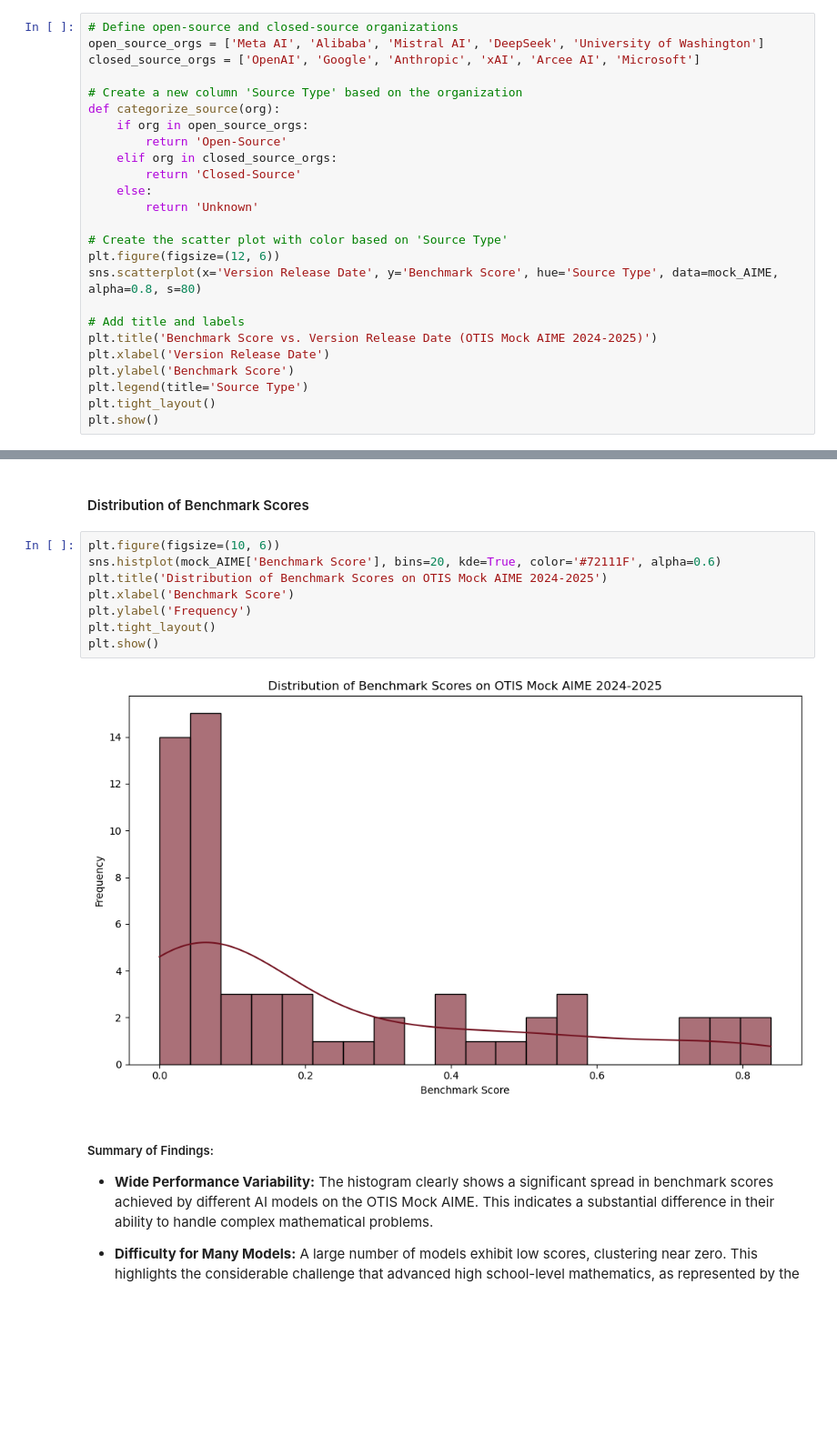
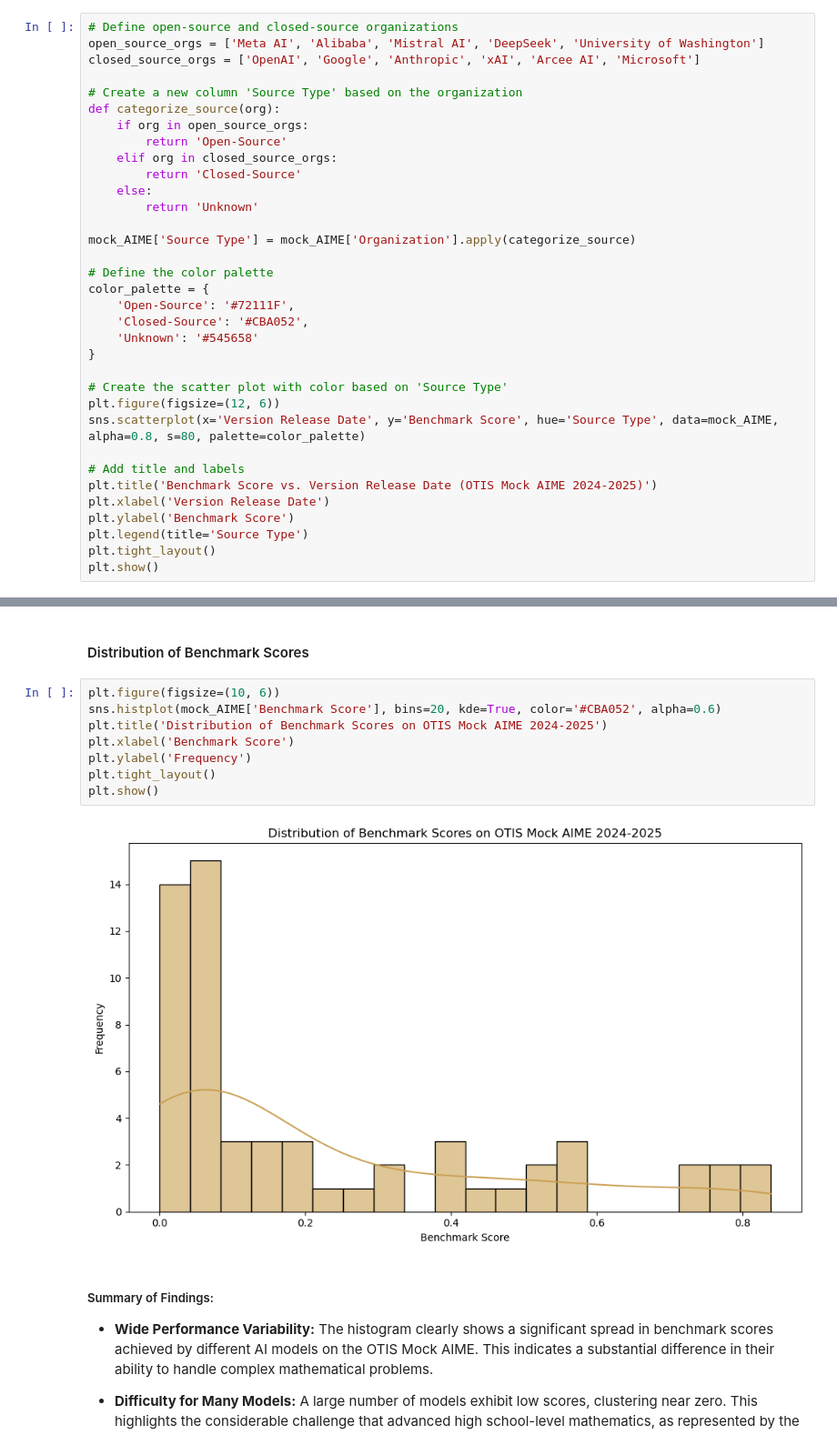
Before and after one commit to VinodGeorge24/AI_Benchmark, a Jupyter notebook: Benchmark_Analysis/OTIS_Mock_AIME_2024-2025.ipynb, the cells around one changed output, grey strips where cells are left out. Shown at 91% size. Saved outputs shown, nothing was run; the diff lists cells and outputs as text; blank space fills up the shorter version.

```diff
--- a/Benchmark_Analysis/OTIS_Mock_AIME_2024-2025.ipynb
+++ b/Benchmark_Analysis/OTIS_Mock_AIME_2024-2025.ipynb
@@ -291,9 +291,18 @@ def categorize_source(org):
     else:
         return 'Unknown'
 
+mock_AIME['Source Type'] = mock_AIME['Organization'].apply(categorize_source)
+
+# Define the color palette
+color_palette = {
+    'Open-Source': '#72111F',
+    'Closed-Source': '#CBA052',
+    'Unknown': '#545658'
+}
+
 # Create the scatter plot with color based on 'Source Type'
 plt.figure(figsize=(12, 6))
-sns.scatterplot(x='Version Release Date', y='Benchmark Score', hue='Source Type', data=mock_AIME, alpha=0.8, s=80)
+sns.scatterplot(x='Version Release Date', y='Benchmark Score', hue='Source Type', data=mock_AIME, alpha=0.8, s=80, palette=color_palette)
 
 # Add title and labels
 plt.title('Benchmark Score vs. Version Release Date (OTIS Mock AIME 2024-2025)')
@@ -318,14 +327,14 @@ plt.show()
 #### Distribution of Benchmark Scores
 # %%
 plt.figure(figsize=(10, 6))
-sns.histplot(mock_AIME['Benchmark Score'], bins=20, kde=True, color='#72111F', alpha=0.6)
+sns.histplot(mock_AIME['Benchmark Score'], bins=20, kde=True, color='#CBA052', alpha=0.6)
 plt.title('Distribution of Benchmark Scores on OTIS Mock AIME 2024-2025')
 plt.xlabel('Benchmark Score')
 plt.ylabel('Frequency')
 plt.tight_layout()
 plt.show()
 # %% [output]
-[figure, old version]
+[figure, new version]
 # %% [markdown]
 ##### Summary of Findings:
 
```
Also changed, not shown: parts of 9 cells of this notebook.
